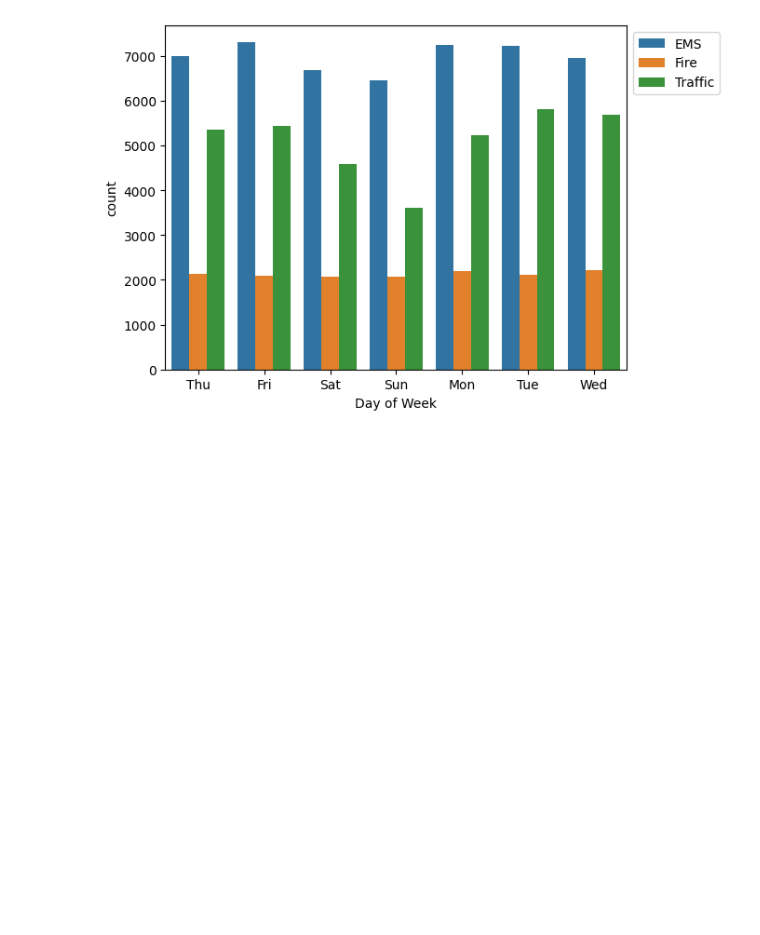
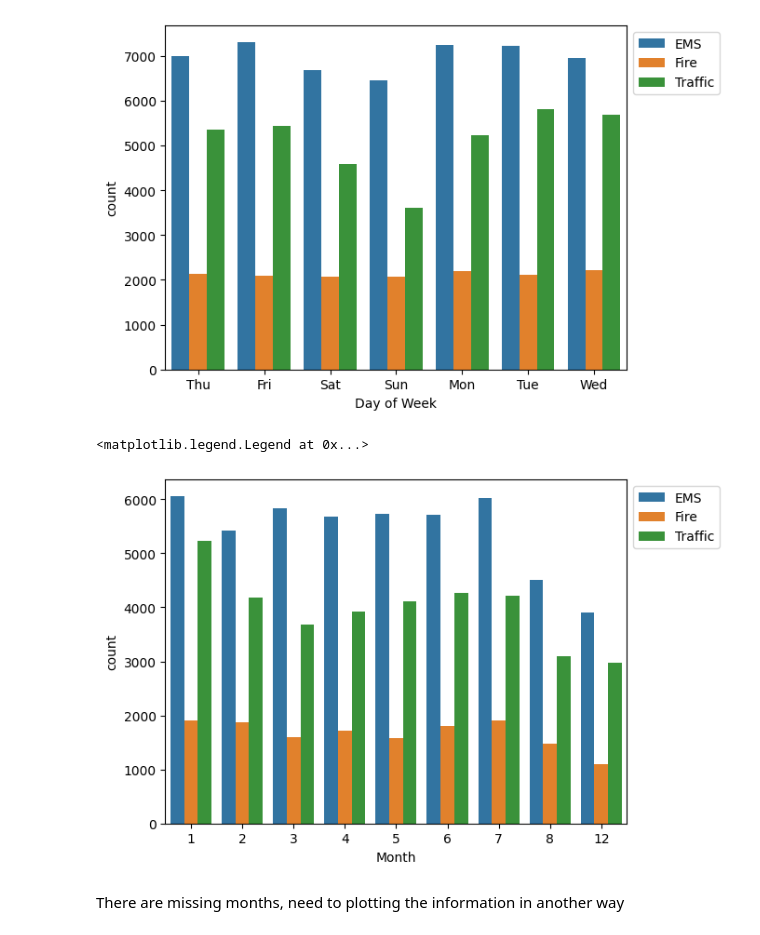
Before and after one commit to mfthrq/911-capstone-project, a Jupyter notebook: index.ipynb, the cells around one changed output. Drawn from its saved outputs; the diff is of its cells as text; code cells hidden in the pictures; blank space fills up the shorter version.

```diff
--- a/index.ipynb
+++ b/index.ipynb
@@ -182,3 +182,13 @@ plt.legend(bbox_to_anchor=(1,1), loc=2)
 # %% [output]
 <matplotlib.legend.Legend at 0x...>
 [figure]
+# %%
+sns.countplot(x = data['Month'], data=data, hue=data['Reason'])
+
+# Move the legend to outside
+plt.legend(bbox_to_anchor=(1,1), loc=2)
+# %% [output]
+<matplotlib.legend.Legend at 0x...>
+[figure, added]
+# %% [markdown]
+There are missing months, need to plotting the information in another way
```
Also changed, not shown: parts of 25 cells of this notebook.
